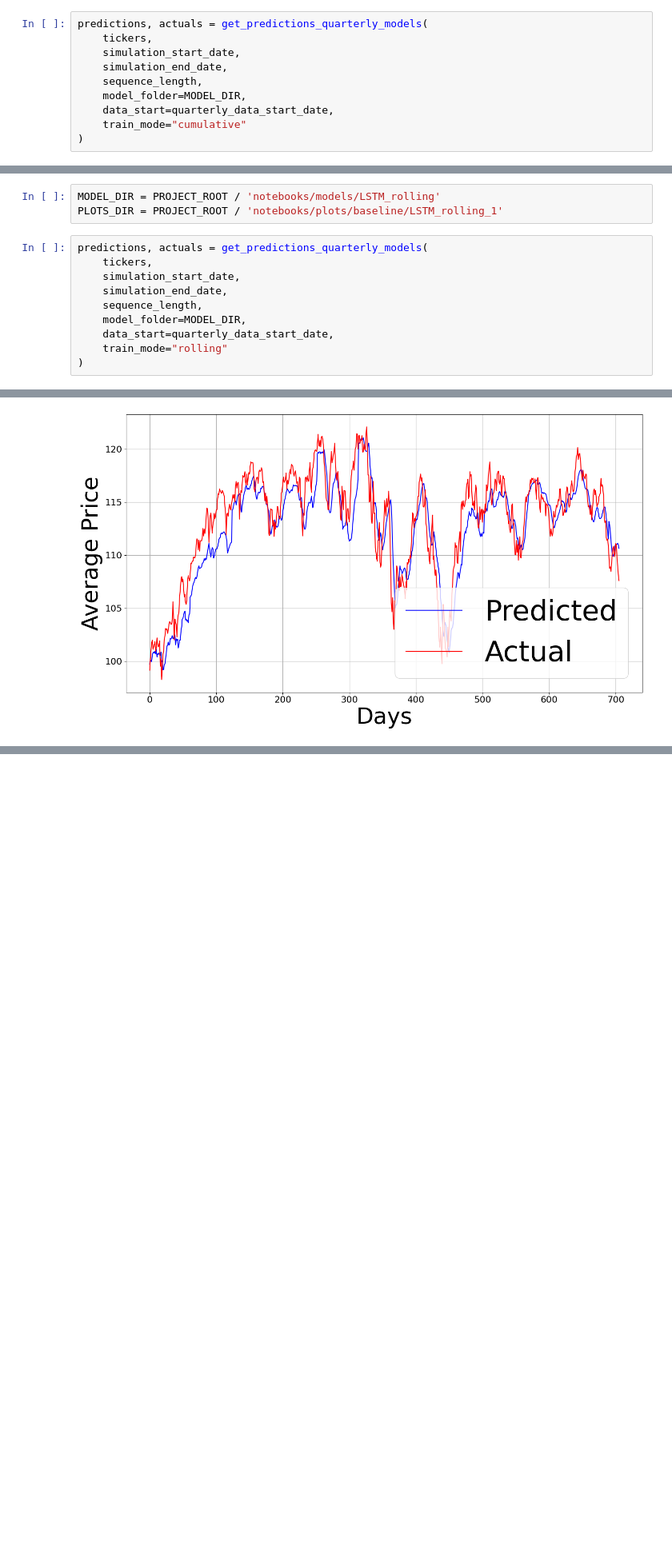
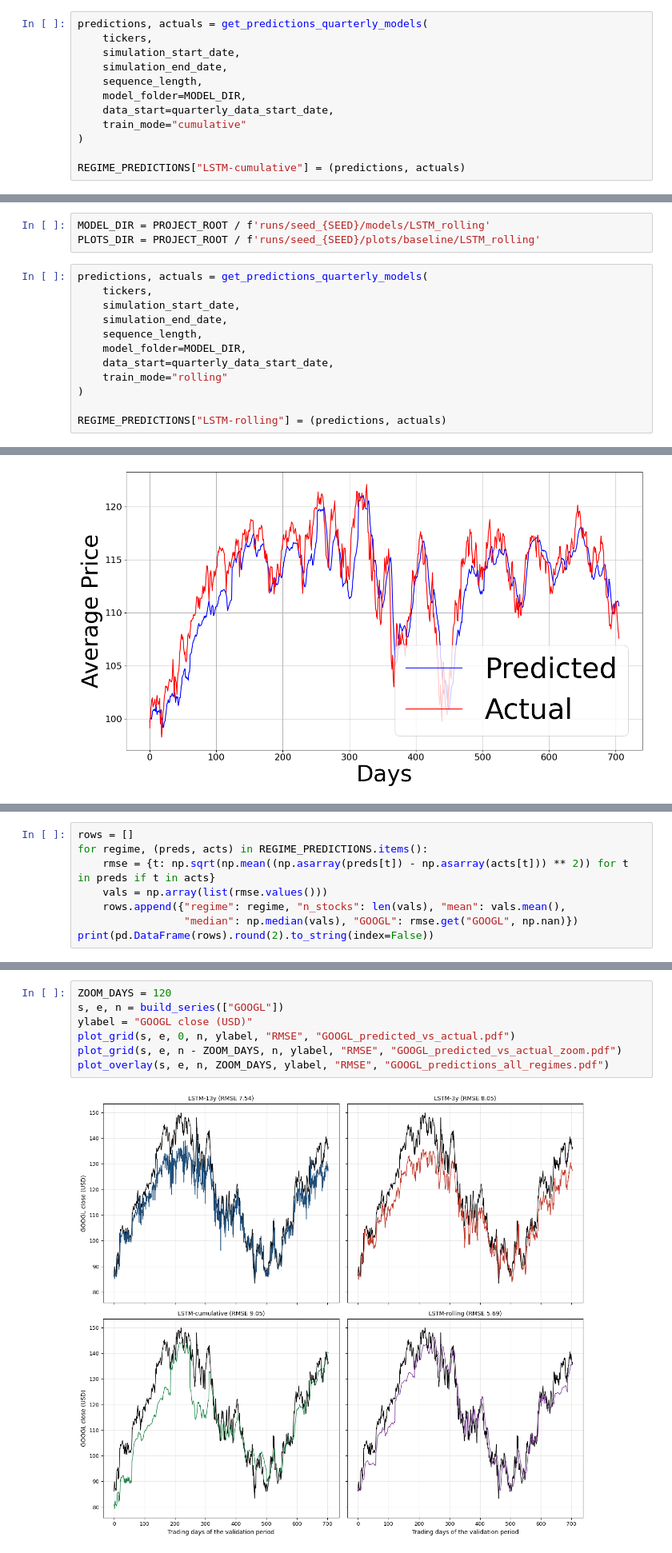
Before and after one commit to leovora/master-thesis, a Jupyter notebook: notebooks/model_analysis.ipynb, the cells around one changed output, grey strips where cells are left out. Shown at 80% size. Cells and saved outputs as stored; diff of their text form; blank space fills up the shorter version.

```diff
--- a/notebooks/model_analysis.ipynb
+++ b/notebooks/model_analysis.ipynb
@@ -184,5 +189,7 @@ predictions, actuals = get_predictions_quarterly_models(
     data_start=quarterly_data_start_date,
     train_mode="cumulative"
 )
+
+REGIME_PREDICTIONS["LSTM-cumulative"] = (predictions, actuals)
 # %% [output]
 Processing GOOGL...
@@ -242,8 +249,8 @@ plot_average_predictions(predictions, actuals, PLOTS_DIR)
 # %% [markdown]
 # LSTM quarterly rolling retrain
 # %%
-MODEL_DIR = PROJECT_ROOT / 'notebooks/models/LSTM_rolling'
-PLOTS_DIR = PROJECT_ROOT / 'notebooks/plots/baseline/LSTM_rolling_1'
+MODEL_DIR = PROJECT_ROOT / f'runs/seed_{SEED}/models/LSTM_rolling'
+PLOTS_DIR = PROJECT_ROOT / f'runs/seed_{SEED}/plots/baseline/LSTM_rolling'
 # %%
 predictions, actuals = get_predictions_quarterly_models(
     tickers,
@@ -254,5 +261,7 @@ predictions, actuals = get_predictions_quarterly_models(
     data_start=quarterly_data_start_date,
     train_mode="rolling"
 )
+
+REGIME_PREDICTIONS["LSTM-rolling"] = (predictions, actuals)
 # %% [output]
 Processing GOOGL...
@@ -311,0 +320,8 @@ plot_average_predictions(predictions, actuals, PLOTS_DIR)
+# %%
+rows = []
+for regime, (preds, acts) in REGIME_PREDICTIONS.items():
+    rmse = {t: np.sqrt(np.mean((np.asarray(preds[t]) - np.asarray(acts[t])) ** 2)) for t in preds if t in acts}
+    vals = np.array(list(rmse.values()))
+    rows.append({"regime": regime, "n_stocks": len(vals), "mean": vals.mean(),
+                 "median": np.median(vals), "GOOGL": rmse.get("GOOGL", np.nan)})
+print(pd.DataFrame(rows).round(2).to_string(index=False))
@@ -311,0 +424,9 @@ plot_average_predictions(predictions, actuals, PLOTS_DIR)
+# %%
+ZOOM_DAYS = 120
+s, e, n = build_series(["GOOGL"])
+ylabel = "GOOGL close (USD)"
+plot_grid(s, e, 0, n, ylabel, "RMSE", "GOOGL_predicted_vs_actual.pdf")
+plot_grid(s, e, n - ZOOM_DAYS, n, ylabel, "RMSE", "GOOGL_predicted_vs_actual_zoom.pdf")
+plot_overlay(s, e, n, ZOOM_DAYS, ylabel, "RMSE", "GOOGL_predictions_all_regimes.pdf")
+# %% [output]
+[figure, added]
```
Also changed, not shown: parts of 14 cells of this notebook, 3 other files.
